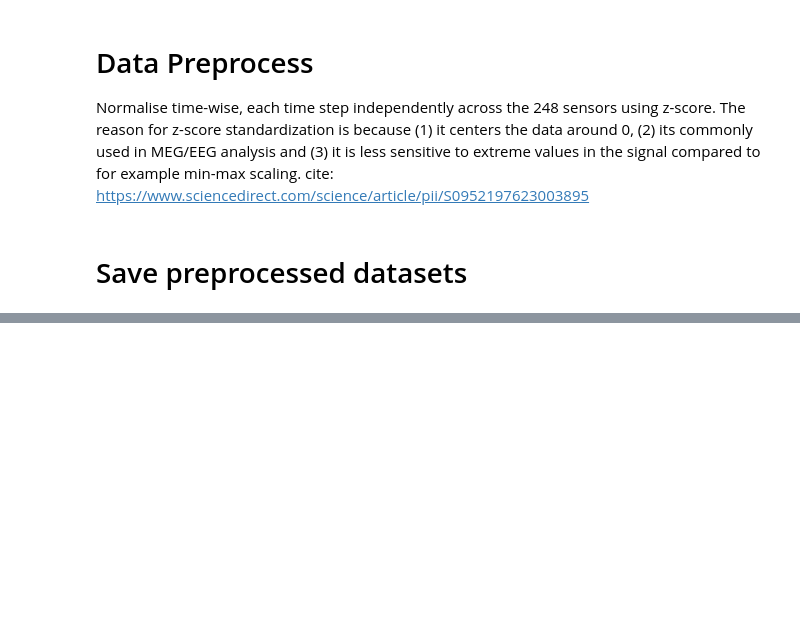
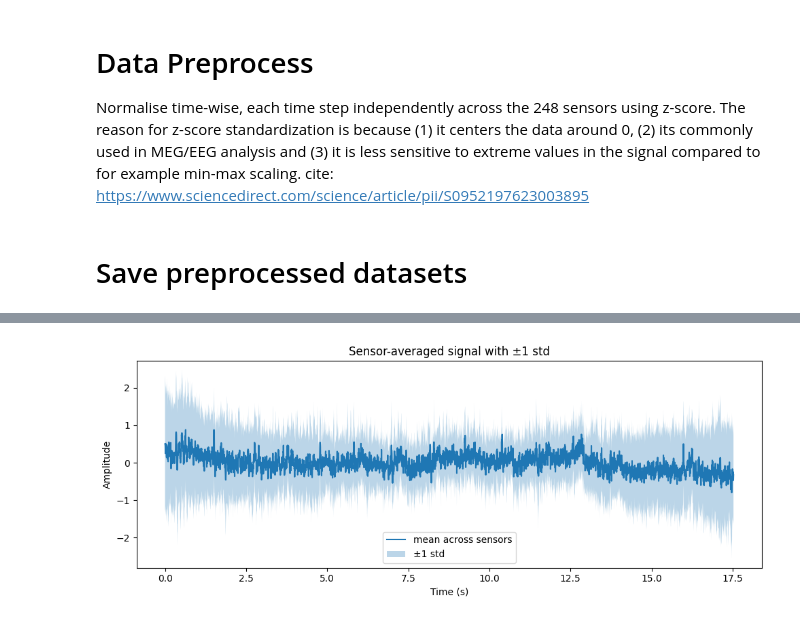
Before and after one commit to mennojak/deep-learning-assignment-2, a Jupyter notebook: load_and_prep_data.ipynb, the cells around one changed output, grey strips where cells are left out. Saved outputs shown, nothing was run; the diff lists cells and outputs as text; code cells hidden in the pictures; blank space fills up the shorter version.

```diff
--- a/load_and_prep_data.ipynb
+++ b/load_and_prep_data.ipynb
@@ -93,0 +148,16 @@ save_dataset("Preprocessed data/y_cross_test3", y_cross_test3)
+# %%
+# Mean and std across sensors (sensor-averaged signal)
+mean_signal = np.mean(sample, axis=0)
+std_signal = np.std(sample, axis=0)
+
+plt.figure(figsize=(10, 4))
+plt.plot(time, mean_signal, label='mean across sensors')
+plt.fill_between(time, mean_signal - std_signal, mean_signal + std_signal, alpha=0.3, label='±1 std')
+plt.xlabel('Time (s)')
+plt.ylabel('Amplitude')
+plt.title('Sensor-averaged signal with ±1 std')
+plt.legend()
+plt.tight_layout()
+plt.show()
+# %% [output]
+[figure, added]
```
Also changed, not shown: parts of 15 cells of this notebook.
